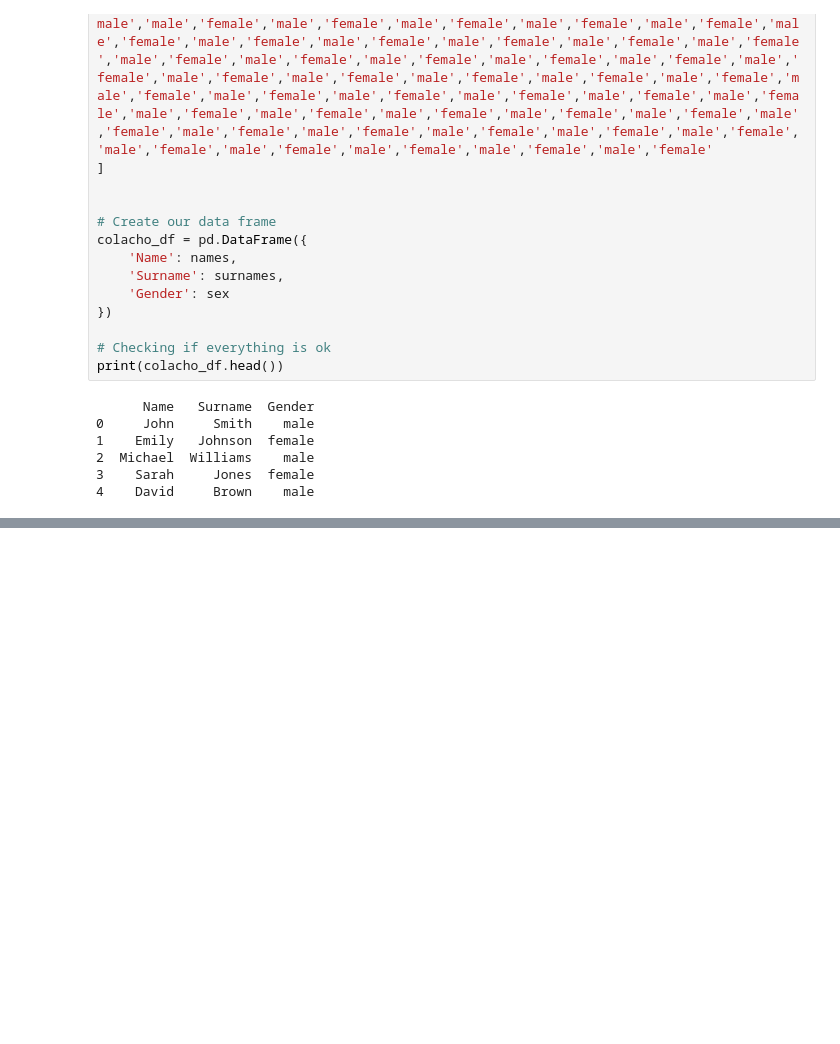
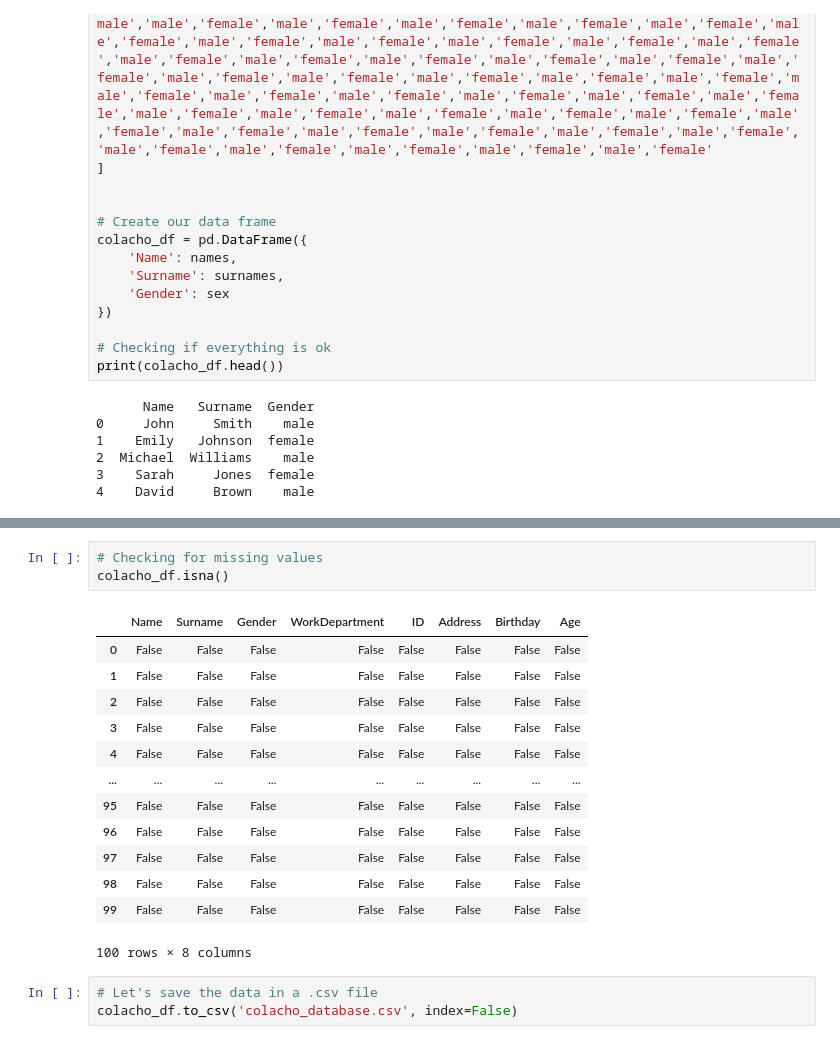
Before and after one commit to nachogalasso/da_python, a Jupyter notebook: hr_analytics/colacho_co.ipynb, the cells around one changed output, grey strips where cells are left out. Saved outputs shown, nothing was run; the diff lists cells and outputs as text; blank space fills up the shorter version.

```diff
--- a/hr_analytics/colacho_co.ipynb
+++ b/hr_analytics/colacho_co.ipynb
@@ -156,0 +242,20 @@ colacho_df
+# %%
+# Checking for missing values
+colacho_df.isna()
+# %% [output]
+|  | Name | Surname | Gender | WorkDepartment | ID | Address | Birthday | Age |
+| 0 | False | False | False | False | False | False | False | False |
+| 1 | False | False | False | False | False | False | False | False |
+| 2 | False | False | False | False | False | False | False | False |
+| 3 | False | False | False | False | False | False | False | False |
+| 4 | False | False | False | False | False | False | False | False |
+| ... | ... | ... | ... | ... | ... | ... | ... | ... |
+| 95 | False | False | False | False | False | False | False | False |
+| 96 | False | False | False | False | False | False | False | False |
+| 97 | False | False | False | False | False | False | False | False |
+| 98 | False | False | False | False | False | False | False | False |
+| 99 | False | False | False | False | False | False | False | False |
+100 rows × 8 columns
+# %%
+# Let's save the data in a .csv file
+colacho_df.to_csv('colacho_database.csv', index=False)
```
Also changed, not shown: parts of 16 cells of this notebook, 1 other file.
